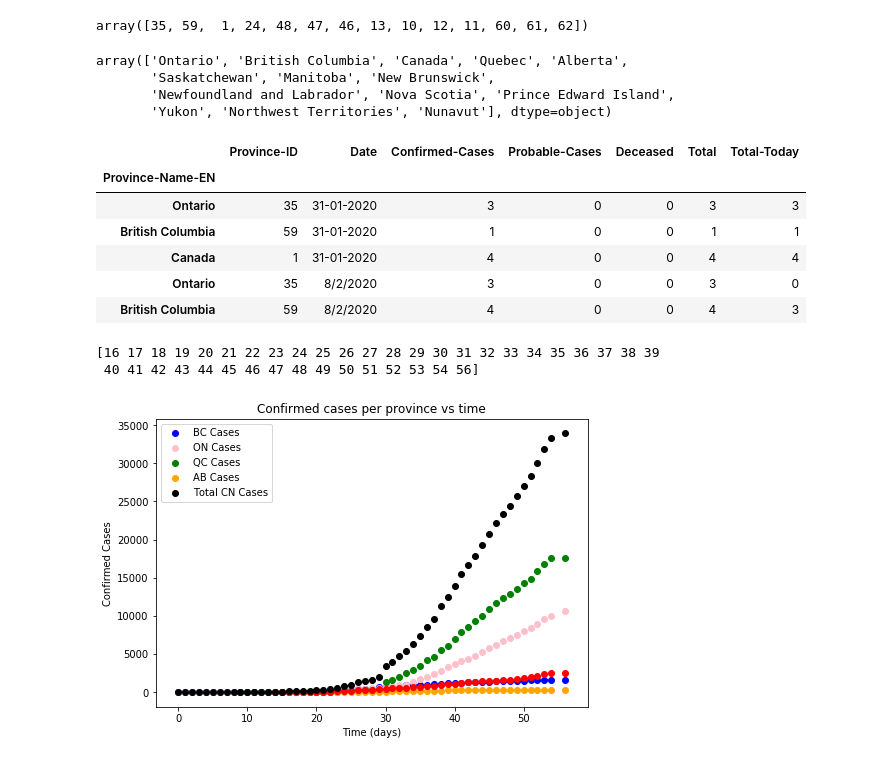
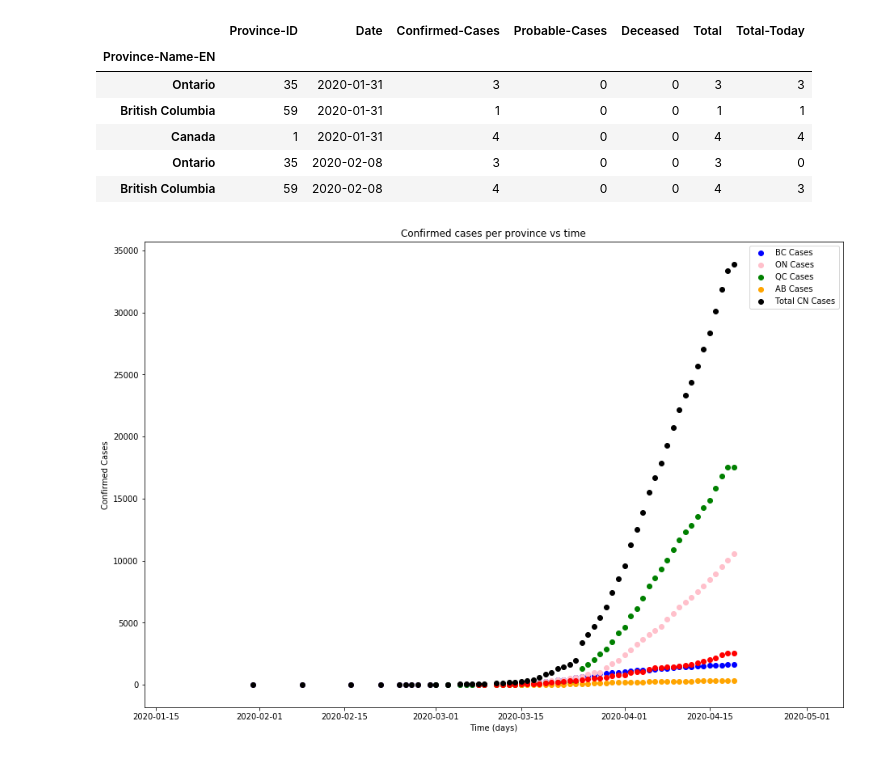
Before and after one commit to Paul-M-K/Covid-19, a Jupyter notebook: Covid_19_python.ipynb, the cells around one changed output. Drawn from its saved outputs; the diff is of its cells as text; code cells hidden in the pictures.

Commit message:
Add files via upload
Added regression plots and R^2 to programming. Next will be using sklearn and logistic regression.

```diff
--- a/Covid_19_python.ipynb
+++ b/Covid_19_python.ipynb
@@ -119,7 +46,13 @@ Name: Total-Today, dtype: int64
 #change types of data from object to int for example
 df_1[["Province-ID", "Confirmed-Cases","Probable-Cases"]] = df_1[["Province-ID", "Confirmed-Cases","Probable-Cases"]].astype("int")
 df_1[["Deceased","Total","Total-Today"]] = df_1[["Deceased","Total","Total-Today"]].astype("int")
-#df_1[["Date"]] = df_1[["Date"]].astype("datetime64")
+
+# Error happens here, I have read over SettingWithCopyWarning and have been unable to correct this error.
+df_1[['Date']] = df_1[['Date']].astype("datetime64")
+
+
+#shows what kinds of data Im working with.
+df_1.dtypes
 # %% [output]
 A value is trying to be set on a copy of a slice from a DataFrame.
 Try using .loc[row_indexer,col_indexer] = value instead
@@ -188,14 +110,3 @@ province_counts
-# %%
-df_1['Province-ID'].unique()
-# %% [output]
-array([35, 59,  1, 24, 48, 47, 46, 13, 10, 12, 11, 60, 61, 62])
-# %%
-df_1['Province-Name-EN'].unique()
-# %% [output]
-array(['Ontario', 'British Columbia', 'Canada', 'Quebec', 'Alberta',
-       'Saskatchewan', 'Manitoba', 'New Brunswick',
-       'Newfoundland and Labrador', 'Nova Scotia', 'Prince Edward Island',
-       'Yukon', 'Northwest Territories', 'Nunavut'], dtype=object)
 # %%
 #df_group_one = df[['Province-Name-EN','Date','Confirmed-Cases']]
 df_1.set_index("Province-Name-EN", inplace=True)
@@ -203,9 +114,9 @@ df_1.head()
 # %% [output]
 |  | Province-ID | Date | Confirmed-Cases | Probable-Cases | Deceased | Total | Total-Today |
 | Province-Name-EN |  |  |  |  |  |  |  |
-| Ontario | 35 | 31-01-2020 | 3 | 0 | 0 | 3 | 3 |
-| British Columbia | 59 | 31-01-2020 | 1 | 0 | 0 | 1 | 1 |
-| Canada | 1 | 31-01-2020 | 4 | 0 | 0 | 4 | 4 |
-| Ontario | 35 | 8/2/2020 | 3 | 0 | 0 | 3 | 0 |
-| British Columbia | 59 | 8/2/2020 | 4 | 0 | 0 | 4 | 3 |
+| Ontario | 35 | 2020-01-31 | 3 | 0 | 0 | 3 | 3 |
+| British Columbia | 59 | 2020-01-31 | 1 | 0 | 0 | 1 | 1 |
+| Canada | 1 | 2020-01-31 | 4 | 0 | 0 | 4 | 4 |
+| Ontario | 35 | 2020-02-08 | 3 | 0 | 0 | 3 | 0 |
+| British Columbia | 59 | 2020-02-08 | 4 | 0 | 0 | 4 | 3 |
 # %%
@@ -219,42 +137,31 @@ QC = df_1.loc['Quebec']
 CN = df_1.loc['Canada']
-# %%
-#determine numebr of days for each province
-BC_days = np.linspace(0,len(BC['Date'].index),len(BC['Date'].index)).astype('int')
-ON_days = np.linspace(0,len(ON['Date'].index),len(ON['Date'].index)).astype('int')
-QC_days = np.linspace(0,len(QC['Date'].index),len(QC['Date'].index)).astype('int') + 9
-AB_days = np.linspace(0,len(AB['Date'].index),len(AB['Date'].index)).astype('int') + 14
-SK_days = np.linspace(0,len(SK['Date'].index),len(SK['Date'].index)).astype('int') + 16
-MB_days = np.linspace(0,len(MB['Date'].index),len(MB['Date'].index)).astype('int') + 16
-
-
-
-CN_days = np.linspace(0,len(CN['Date'].index),len(CN['Date'].index)).astype('int')
-print(MB_days)
-# %% [output]
-[16 17 18 19 20 21 22 23 24 25 26 27 28 29 30 31 32 33 34 35 36 37 38 39
- 40 41 42 43 44 45 46 47 48 49 50 51 52 53 54 56]
 # %%
+
 #develop plots for data. Linear plot
+
+
 import matplotlib.pyplot as plt
 fig=plt.figure()
-ax=fig.add_axes([0,0,1,1])
-BC_Graph = ax.scatter(CN_days, BC['Confirmed-Cases'], color='blue')
+ax=fig.add_axes([0,0,2,2])
+BC_Graph = ax.scatter(BC['Date'], BC['Confirmed-Cases'], color='blue')
 BC_Graph.set_label('BC Cases')
-ON_Graph = ax.scatter(CN_days, ON['Confirmed-Cases'], color='pink')
+ON_Graph = ax.scatter(ON['Date'], ON['Confirmed-Cases'], color='pink')
 ON_Graph.set_label('ON Cases')
-QC_Graph = ax.scatter(QC_days, QC['Confirmed-Cases'], color='g')
+QC_Graph = ax.scatter(QC['Date'], QC['Confirmed-Cases'], color='g')
 QC_Graph.set_label('QC Cases')
-SK_Graph = ax.scatter(SK_days, SK['Confirmed-Cases'], color='orange')
+SK_Graph = ax.scatter(SK['Date'], SK['Confirmed-Cases'], color='orange')
 SK_Graph.set_label('SK Cases')
-AB_Graph = ax.scatter(AB_days, AB['Confirmed-Cases'], color='red')
+AB_Graph = ax.scatter(AB['Date'], AB['Confirmed-Cases'], color='red')
 SK_Graph.set_label('AB Cases')
-CN_Graph = ax.scatter(CN_days, CN['Confirmed-Cases'], color='black')
+CN_Graph = ax.scatter(CN['Date'], CN['Confirmed-Cases'], color='black')
 CN_Graph.set_label('Total CN Cases')
+
+
 
 ax.set_xlabel('Time (days)')
 ax.set_ylabel('Confirmed Cases')
 ax.set_title('Confirmed cases per province vs time')
 ax.legend()
 plt.show()
 # %% [output]
-[figure, old version]
+[figure, new version]
```
Also changed, not shown: parts of 38 cells of this notebook.
